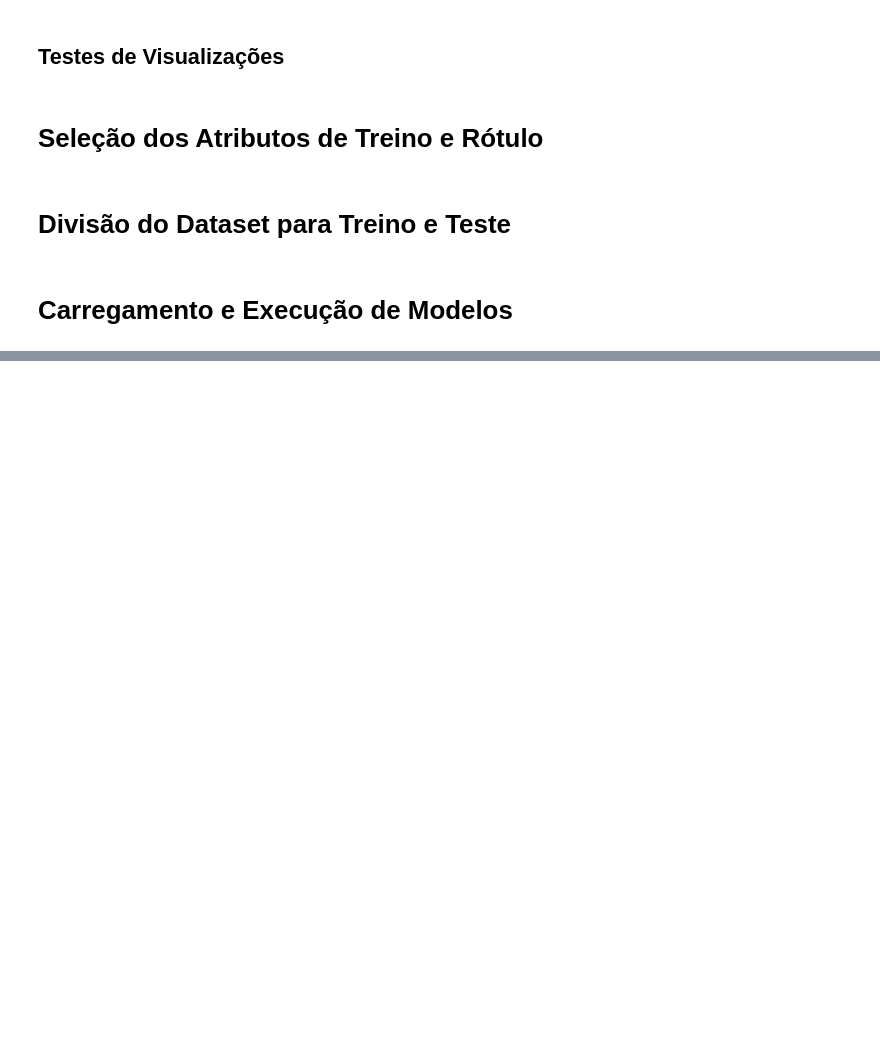
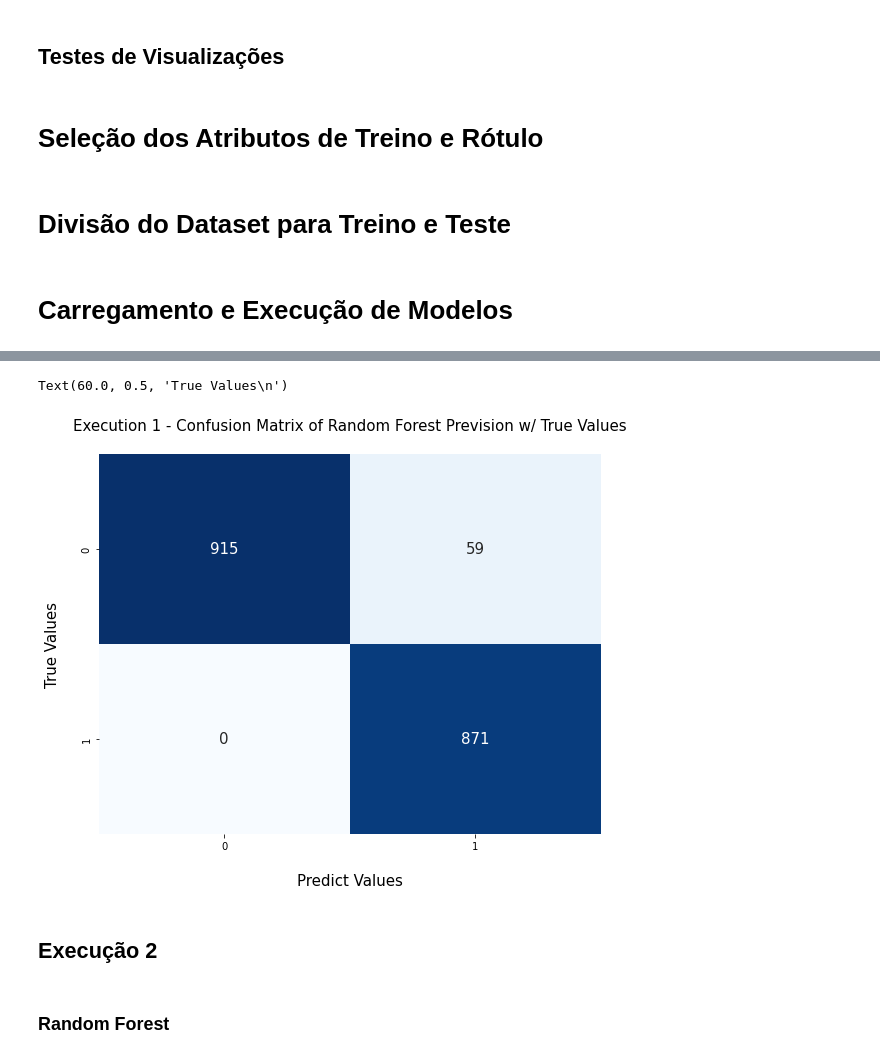
Before and after one commit to rodolfobolconte/fairness-testing, a Jupyter notebook: compas-tests/dataset-fit-and-predict.ipynb, the cells around one changed output, grey strips where cells are left out. Saved outputs shown, nothing was run; the diff lists cells and outputs as text; code cells hidden in the pictures; blank space fills up the shorter version.

```diff
--- a/compas-tests/dataset-fit-and-predict.ipynb
+++ b/compas-tests/dataset-fit-and-predict.ipynb
@@ -263,0 +238,14 @@ Utilizando [função](https://docs.responsibly.ai/_modules/responsibly/dataset/c
+# %%
+# confusion matrix graph
+plt.subplots(figsize=(9, 7))
+sns.heatmap(ex1_rf_matrix, annot=True, cmap='Blues', fmt='d', cbar=False, annot_kws={"fontsize":15})
+plt.title('Execution 1 - Confusion Matrix of Random Forest Prevision w/ True Values\n', loc='center', fontsize=15)
+plt.xlabel('\nPredict Values', fontsize=15)
+plt.ylabel('True Values\n', fontsize=15)
+# %% [output]
+Text(60.0, 0.5, 'True Values\n')
+[figure, added]
+# %% [markdown]
+## Execução 2
+# %% [markdown]
+### Random Forest
```
Also changed, not shown: parts of 43 cells of this notebook.
